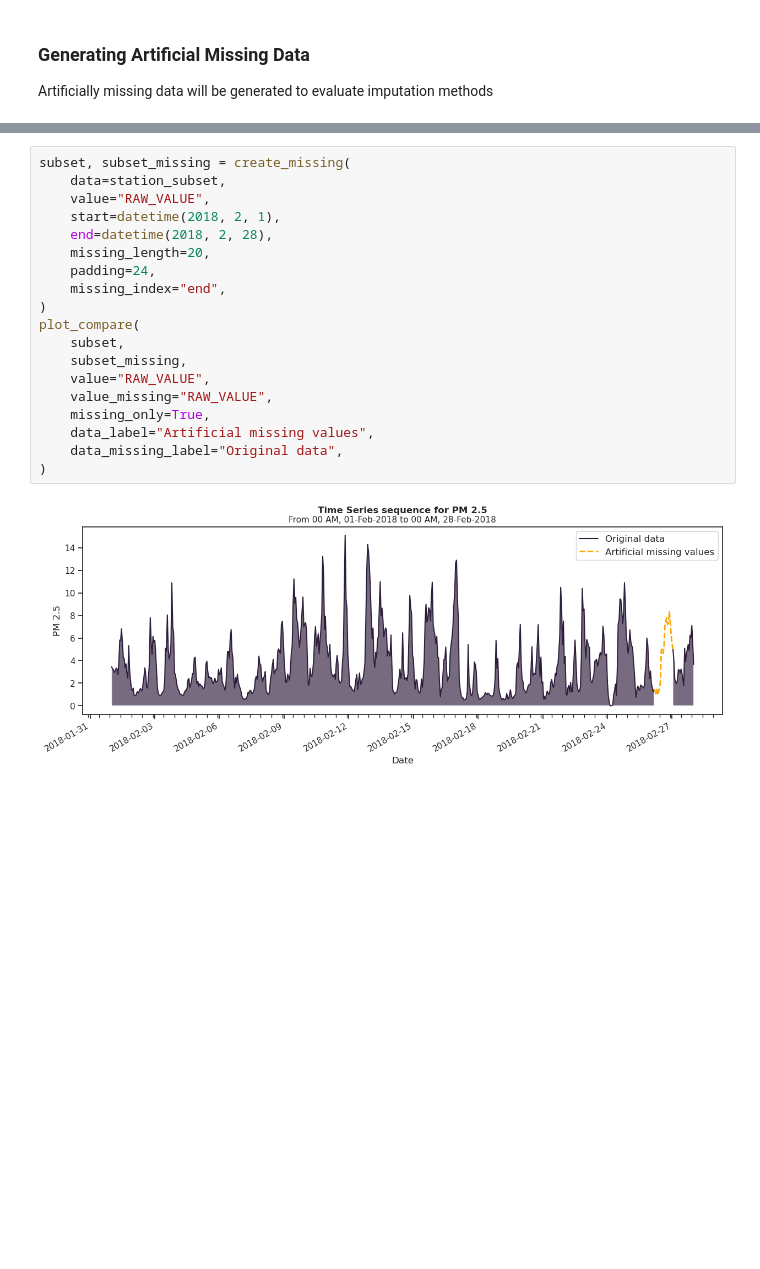
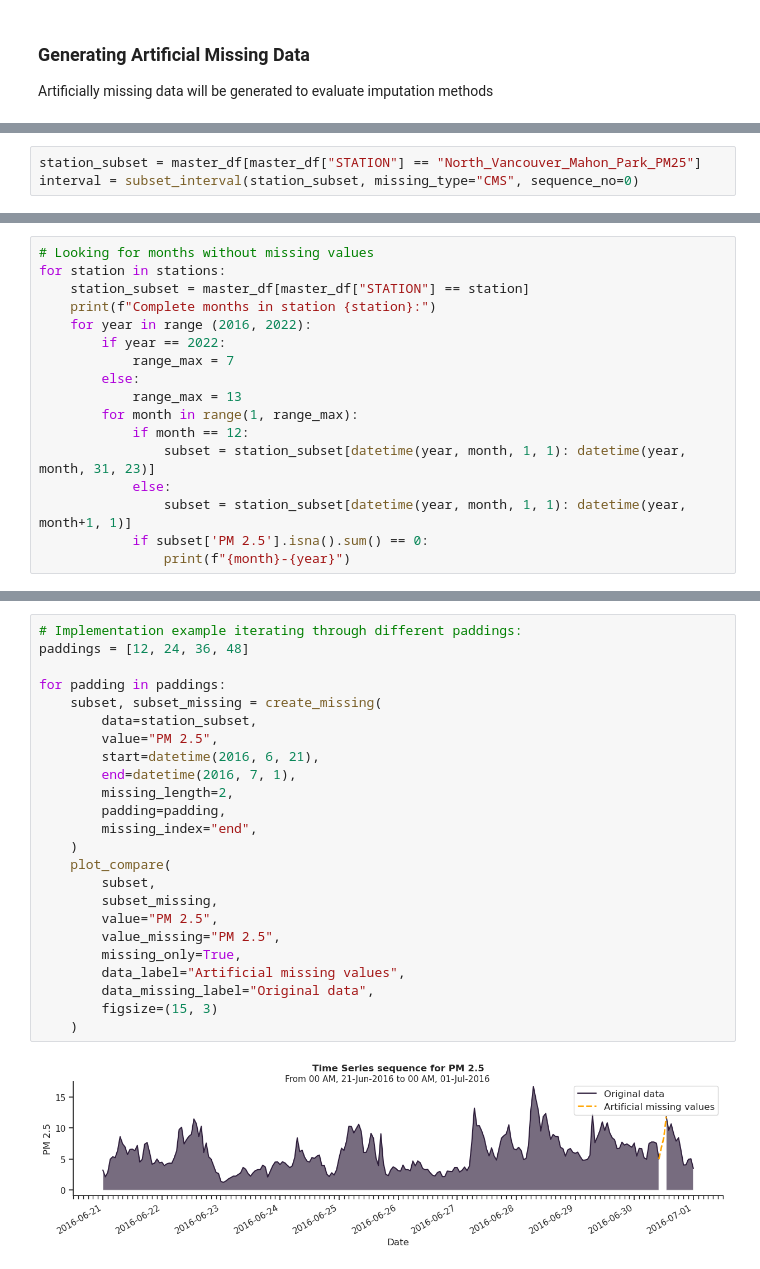
Before and after one commit to erich-hs/Air-We-Breathe, a Jupyter notebook: awb_Missing.ipynb, the cells around one changed output, grey strips where cells are left out. Saved outputs shown, nothing was run; the diff lists cells and outputs as text; blank space fills up the shorter version.

Commit message:
Imputation experimentation for short sequences

```diff
--- a/awb_Missing.ipynb
+++ b/awb_Missing.ipynb
@@ -389,0 +323,3 @@ RMSE for RAW_VALUE: 0.1345
+# %%
+station_subset = master_df[master_df["STATION"] == "North_Vancouver_Mahon_Park_PM25"]
+interval = subset_interval(station_subset, missing_type="CMS", sequence_no=0)
@@ -389,0 +348,17 @@ RMSE for RAW_VALUE: 0.1345
+# %%
+# Looking for months without missing values
+for station in stations:
+    station_subset = master_df[master_df["STATION"] == station]
+    print(f"Complete months in station {station}:")
+    for year in range (2016, 2022):
+        if year == 2022:
+            range_max = 7
+        else:
+            range_max = 13
+        for month in range(1, range_max):
+            if month == 12:
+                subset = station_subset[datetime(year, month, 1, 1): datetime(year, month, 31, 23)]
+            else:
+                subset = station_subset[datetime(year, month, 1, 1): datetime(year, month+1, 1)]
+            if subset['PM 2.5'].isna().sum() == 0:
+                print(f"{month}-{year}")
@@ -390,21 +417,26 @@ RMSE for RAW_VALUE: 0.1345
 # %%
-subset, subset_missing = create_missing(
-    data=station_subset,
-    value="RAW_VALUE",
-    start=datetime(2018, 2, 1),
-    end=datetime(2018, 2, 28),
-    missing_length=20,
-    padding=24,
-    missing_index="end",
-)
-plot_compare(
-    subset,
-    subset_missing,
-    value="RAW_VALUE",
-    value_missing="RAW_VALUE",
-    missing_only=True,
-    data_label="Artificial missing values",
-    data_missing_label="Original data",
-)
+# Implementation example iterating through different paddings:
+paddings = [12, 24, 36, 48]
+
+for padding in paddings:
+    subset, subset_missing = create_missing(
+        data=station_subset,
+        value="PM 2.5",
+        start=datetime(2016, 6, 21),
+        end=datetime(2016, 7, 1),
+        missing_length=2,
+        padding=padding,
+        missing_index="end",
+    )
+    plot_compare(
+        subset,
+        subset_missing,
+        value="PM 2.5",
+        value_missing="PM 2.5",
+        missing_only=True,
+        data_label="Artificial missing values",
+        data_missing_label="Original data",
+        figsize=(15, 3)
+    )
 # %% [output]
-[figure, old version]
+[figure, new version]
```
Also changed, not shown: parts of 50 cells of this notebook, 3 other files.
